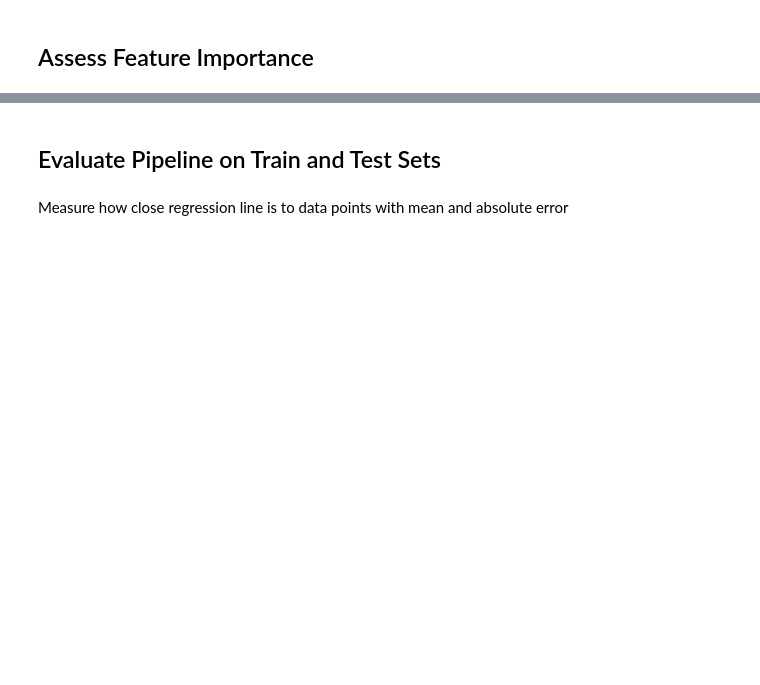
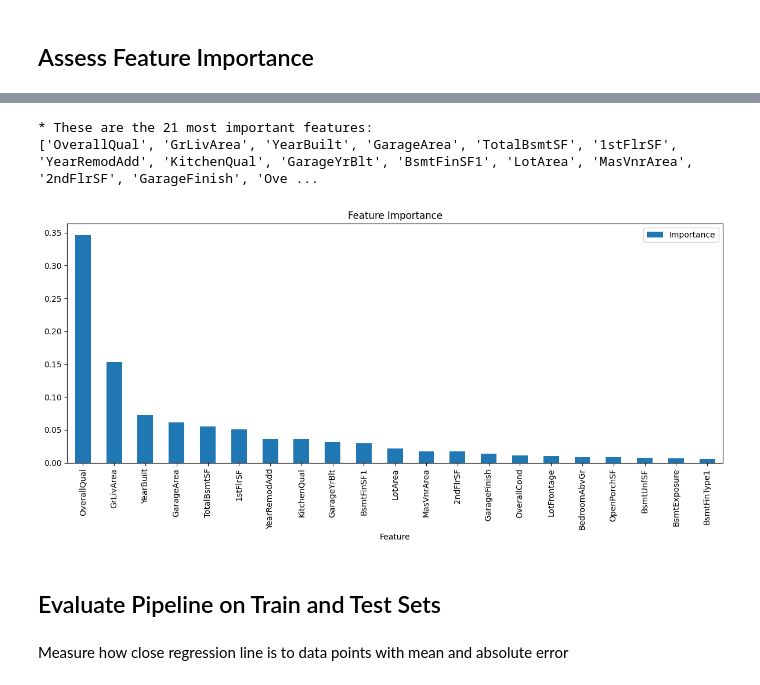
Before and after one commit to micmic210/heritage-housing, a Jupyter notebook: jupyter_notebooks/Modeling_And_Evaluation.ipynb, the cells around one changed output, grey strips where cells are left out. Saved outputs shown, nothing was run; the diff lists cells and outputs as text; code cells hidden in the pictures; blank space fills up the shorter version.

```diff
--- a/jupyter_notebooks/Modeling_And_Evaluation.ipynb
+++ b/jupyter_notebooks/Modeling_And_Evaluation.ipynb
@@ -212,6 +191,8 @@ params_quick_search = {
 Quick GridSearch CV - Regression
 # %%
 search = HyperparameterOptimizationSearch(
-    models=models_quick_search, params=params_quick_search
+    models=models_quick_search,
+    params=params_quick_search
 )
-search.fit(X_train, y_train, scoring="r2", n_jobs=-1, cv=5)
+
+search.fit(X_train, y_train, scoring="r2", n_jobs=1, cv=5)
@@ -260,6 +366,3 @@ Define the best regressor pipeline
-# %%
-best_regressor_pipeline = grid_search_pipelines[best_model].best_estimator_
-best_regressor_pipeline
 # %% [markdown]
 ## Assess Feature Importance
 # %%
@@ -267,28 +376,27 @@ X_train.head(3)
 # %%
-%matplotlib inline
-
+import pandas as pd
 import matplotlib.pyplot as plt
 
-df_feature_importance = pd.DataFrame(
-    data={
-        "Feature": X_train.columns[
-            best_regressor_pipeline["feat_selection"].get_support()
-        ],
-        "Importance": best_regressor_pipeline["model"].feature_importances_,
-    }
-).sort_values(by="Importance", ascending=False)
+# Feature importance for GradientBoosting or other tree-based models
+df_feature_importance = pd.DataFrame({
+    "Feature": X_train.columns,
+    "Importance": best_regressor_pipeline["model"].feature_importances_
+}).sort_values(by="Importance", ascending=False)
 
+# Print top features
+best_features = df_feature_importance["Feature"].tolist()
+print(f"* These are the {len(best_features)} most important features:")
+print(best_features)
 
-best_features = df_feature_importance["Feature"].to_list()
-
-
-print(
-    f"* These are the {len(best_features)} most important features in descending order. "
-    f"The model was trained on them: \n{df_feature_importance['Feature'].to_list()}"
-)
-
-df_feature_importance.plot(kind="bar", x="Feature", y="Importance")
+# Plot
+df_feature_importance.plot(kind="bar", x="Feature", y="Importance", figsize=(12, 6))
+plt.title("Feature Importance")
+plt.tight_layout()
 plt.show()
+# %% [output]
+* These are the 21 most important features:
+['OverallQual', 'GrLivArea', 'YearBuilt', 'GarageArea', 'TotalBsmtSF', '1stFlrSF', 'YearRemodAdd', 'KitchenQual', 'GarageYrBlt', 'BsmtFinSF1', 'LotArea', 'MasVnrArea', '2ndFlrSF', 'GarageFinish', 'Ove ...
+[figure, added]
 # %% [markdown]
 ## Evaluate Pipeline on Train and Test Sets
 # %% [markdown]
```
Also changed, not shown: parts of 49 cells of this notebook, 7 other files.
